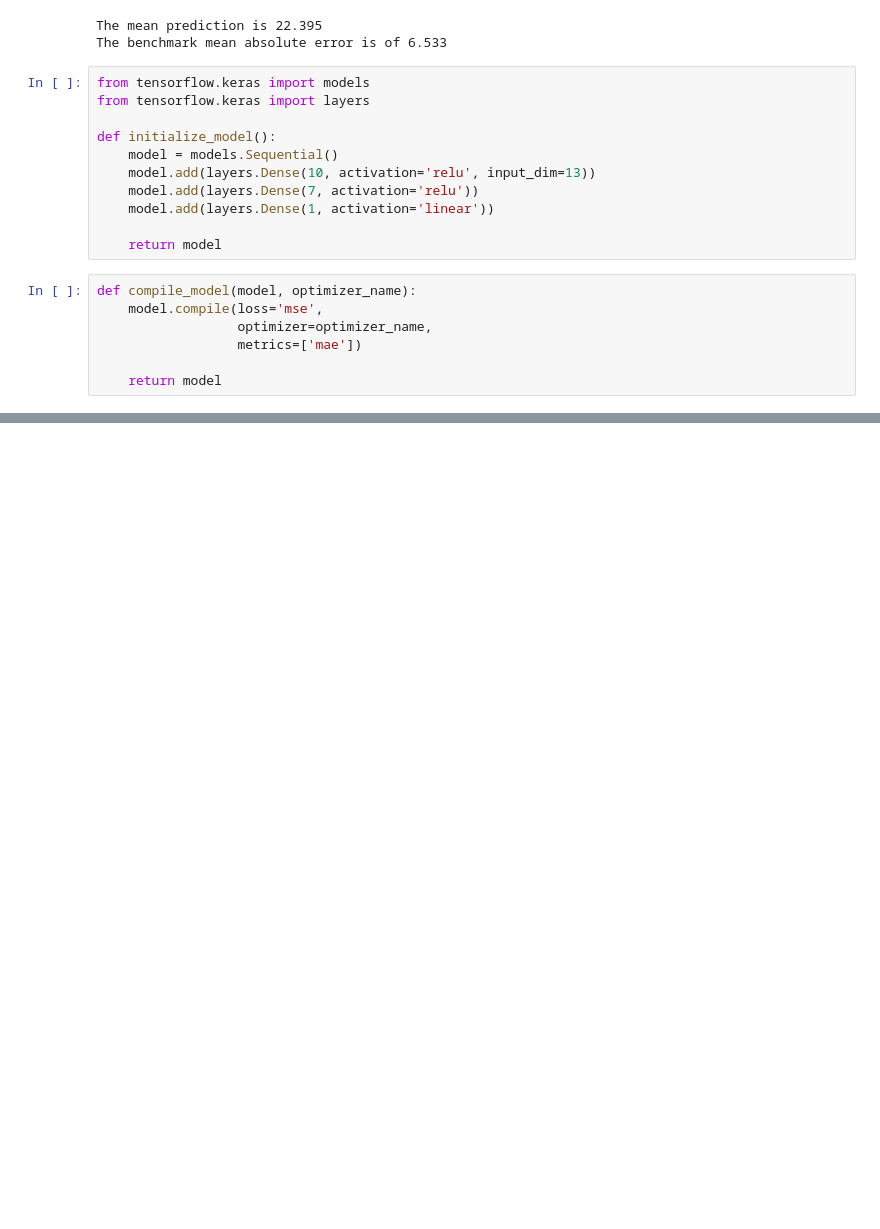
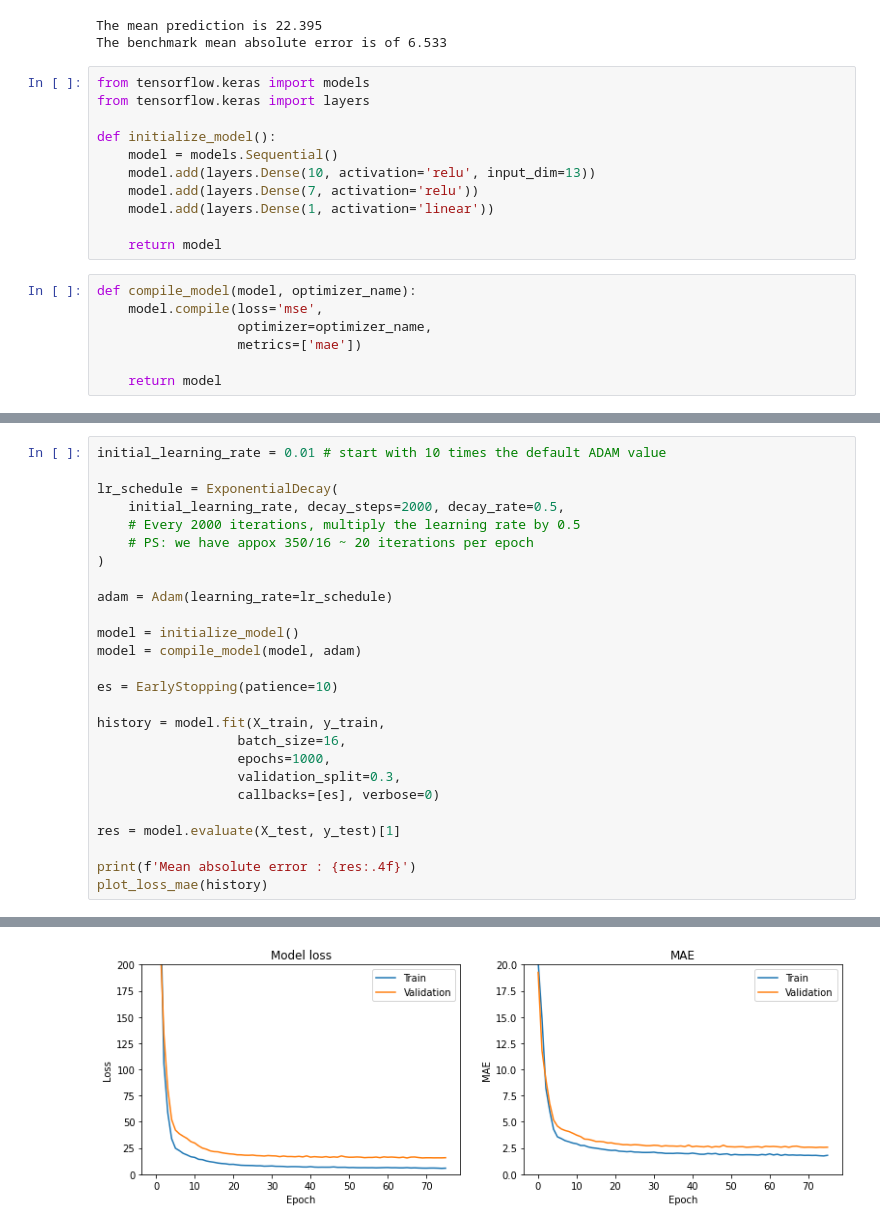
Before and after one commit to AntoniosFl/Data_Sourcing, a Jupyter notebook: DL/DL2/Untitled.ipynb, the cells around one changed output, grey strips where cells are left out. Cells and saved outputs as stored; diff of their text form; blank space fills up the shorter version.

```diff
--- a/DL/DL2/Untitled.ipynb
+++ b/DL/DL2/Untitled.ipynb
@@ -485,0 +727,27 @@ Epoch 69/1000
+# %%
+initial_learning_rate = 0.01 # start with 10 times the default ADAM value
+
+lr_schedule = ExponentialDecay(
+    initial_learning_rate, decay_steps=2000, decay_rate=0.5,
+    # Every 2000 iterations, multiply the learning rate by 0.5
+    # PS: we have appox 350/16 ~ 20 iterations per epoch
+)
+
+adam = Adam(learning_rate=lr_schedule)
+
+model = initialize_model()
+model = compile_model(model, adam)
+
+es = EarlyStopping(patience=10)
+
+history = model.fit(X_train, y_train,
+                  batch_size=16,
+                  epochs=1000,
+                  validation_split=0.3,
+                  callbacks=[es], verbose=0)
+
+res = model.evaluate(X_test, y_test)[1]
+
+print(f'Mean absolute error : {res:.4f}')
+plot_loss_mae(history)
+# %% [output]
@@ -485,0 +756 @@ Epoch 69/1000
+[figure, added]
```
Also changed, not shown: parts of 16 cells of this notebook.
